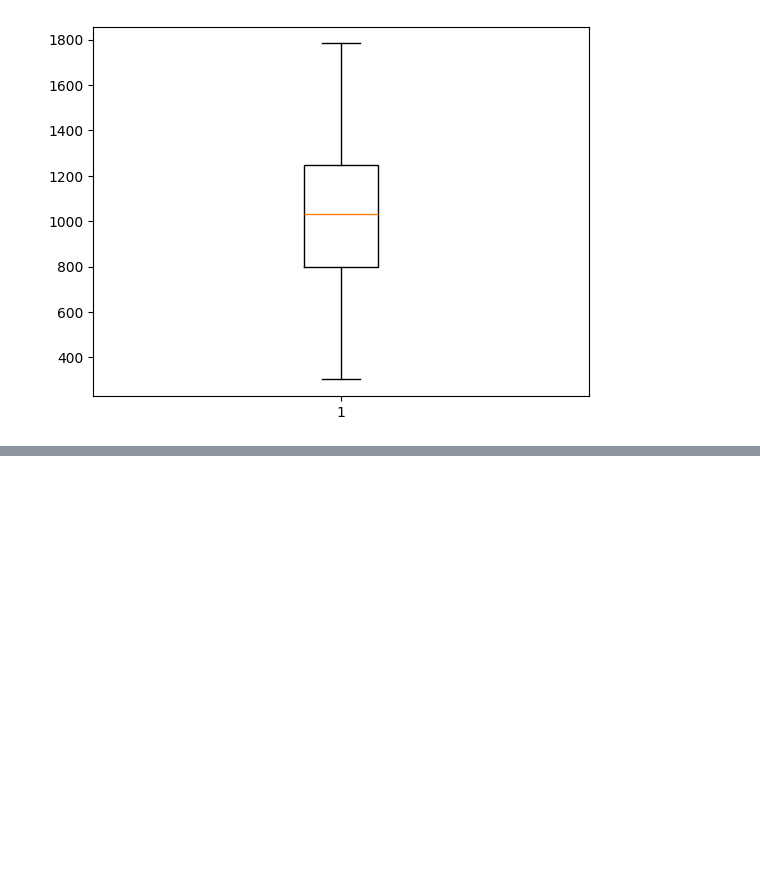
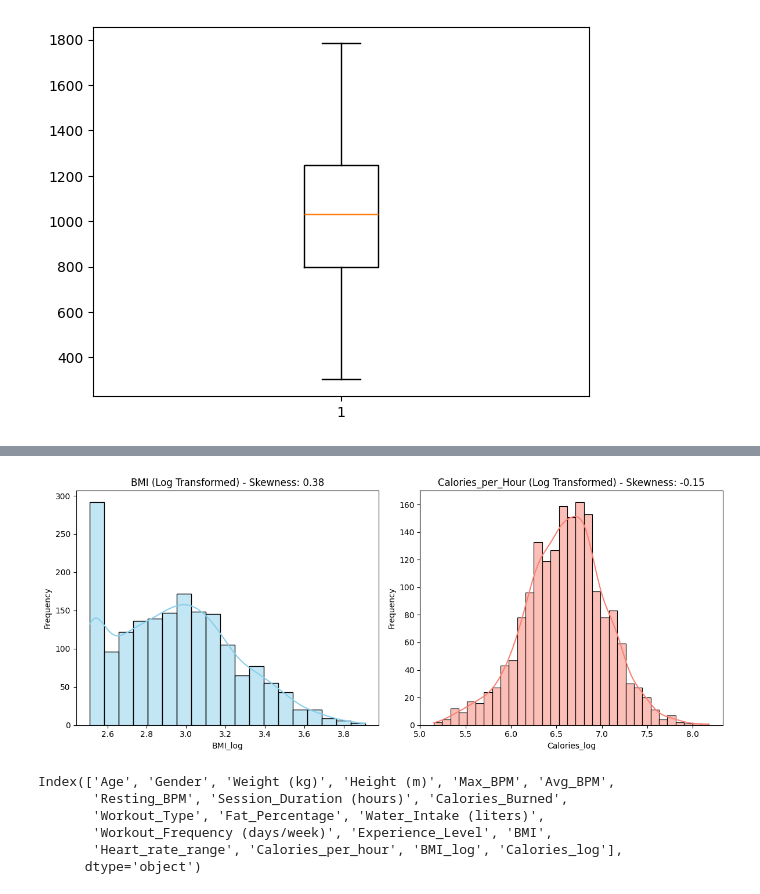
Before and after one commit to Vetriagilan/fitness, a Jupyter notebook: fitness.ipynb, the cells around one changed output, grey strips where cells are left out. Drawn from its saved outputs; the diff is of its cells as text; code cells hidden in the pictures; blank space fills up the shorter version.

```diff
--- a/fitness.ipynb
+++ b/fitness.ipynb
@@ -363,0 +447,5 @@ plt.show()
+# %%
+import numpy as np
+
+df['BMI_log'] = np.log(df['BMI'])
+df['Calories_log'] = np.log(df['Calories_per_hour'])
@@ -363,0 +458,26 @@ plt.show()
+# %%
+fig, axes = plt.subplots(1, 2, figsize=(12, 5))
+
+sns.histplot(df['BMI_log'], kde=True, color='skyblue', ax=axes[0])
+axes[0].set_title(f'BMI (Log Transformed) - Skewness: {df["BMI_log"].skew():.2f}')
+axes[0].set_xlabel('BMI_log')
+axes[0].set_ylabel('Frequency')
+
+sns.histplot(df['Calories_log'], kde=True, color='salmon', ax=axes[1])
+axes[1].set_title(f'Calories_per_Hour (Log Transformed) - Skewness: {df["Calories_log"].skew():.2f}')
+axes[1].set_xlabel('Calories_log')
+axes[1].set_ylabel('Frequency')
+
+plt.tight_layout()
+plt.show()
+# %% [output]
+[figure, added]
+# %%
+df.columns
+# %% [output]
+Index(['Age', 'Gender', 'Weight (kg)', 'Height (m)', 'Max_BPM', 'Avg_BPM',
+       'Resting_BPM', 'Session_Duration (hours)', 'Calories_Burned',
+       'Workout_Type', 'Fat_Percentage', 'Water_Intake (liters)',
+       'Workout_Frequency (days/week)', 'Experience_Level', 'BMI',
+       'Heart_rate_range', 'Calories_per_hour', 'BMI_log', 'Calories_log'],
+      dtype='object')
```
Also changed, not shown: parts of 6 cells of this notebook.
